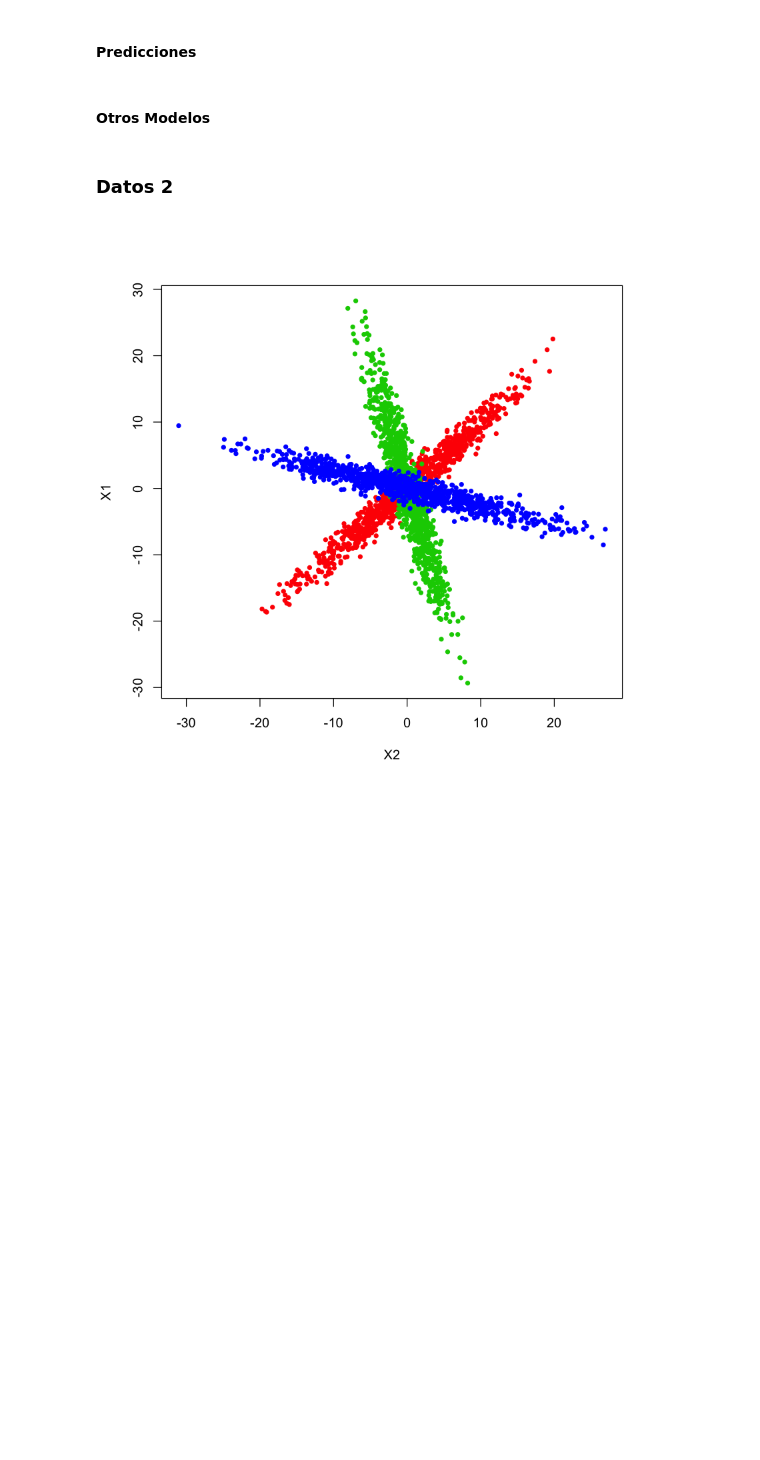
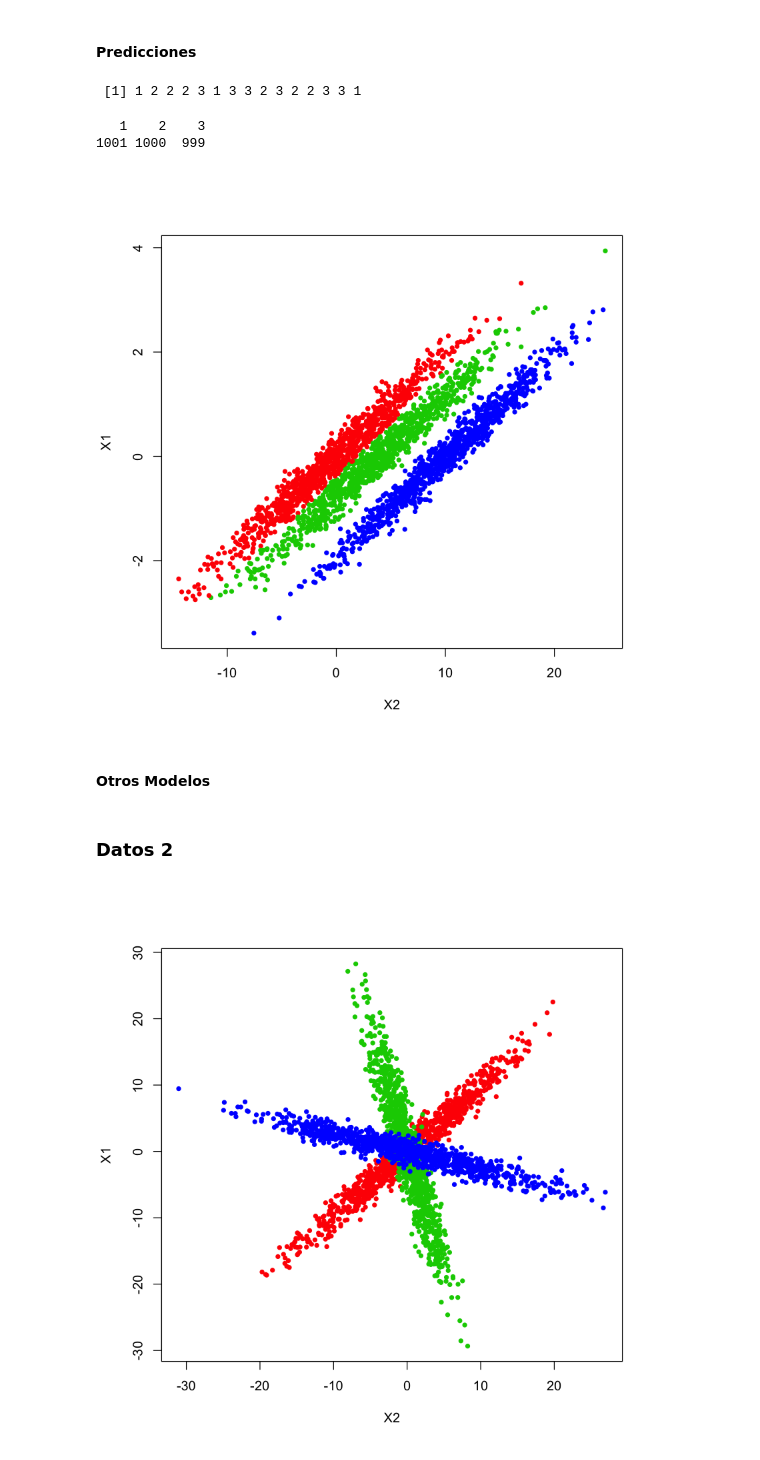
Before and after one commit to garciparedes/multinomial-logistic-contingency, a Jupyter notebook: notebook.ipynb, the cells around one changed output. Saved outputs shown, nothing was run; the diff lists cells and outputs as text; code cells hidden in the pictures; blank space fills up the shorter version.

```diff
--- a/notebook.ipynb
+++ b/notebook.ipynb
@@ -37,5 +54,6 @@ plot(X1 ~ X2, col = as.numeric(G) + 1, data = datos1, pch=20)
 # %%
-(fit.datos1 <- polr(G ~ X1 + X2, data=datos1, Hess = TRUE))
+fit.datos1 <- polr(Y ~ X1 + X2, data=datos1, Hess = TRUE)
+summary(fit.datos1)
 # %% [output]
 Warning message:
 “glm.fit: fitted probabilities numerically 0 or 1 occurred”
@@ -75,3 +95,5 @@ Waiting for profiling to be done...
 #### Intervalo de Confianza para la probabilidad de pertenecer al grupo 2 frente a la de pertencer al 1
 # %% [markdown]
 #### Probabilidades de Pertenencia
+# %%
+prediction.probability.datos1 <- predict(fit.datos1, type="probs")
@@ -78,5 +110,22 @@ Waiting for profiling to be done...
 # %% [markdown]
 #### Predicciones
+# %%
+prediction.datos1 <- as.vector(apply(prediction.probability.datos1,1, which.max))
+# %%
+sample(prediction.datos1, 15)
+# %% [output]
+ [1] 1 2 2 2 3 1 3 3 2 3 2 2 3 3 1
+# %%
+prediction.datos1 <- predict(fit.datos1)
+# %%
+summary(prediction.datos1)
+# %% [output]
+   1    2    3
+1001 1000  999
+# %%
+plot(X1 ~ X2, col = as.numeric(prediction.datos1) + 1, data = datos1, pch=20)
+# %% [output]
+[figure, added]
 # %% [markdown]
 #### Otros Modelos
 # %% [markdown]
```
Also changed, not shown: parts of 33 cells of this notebook.
